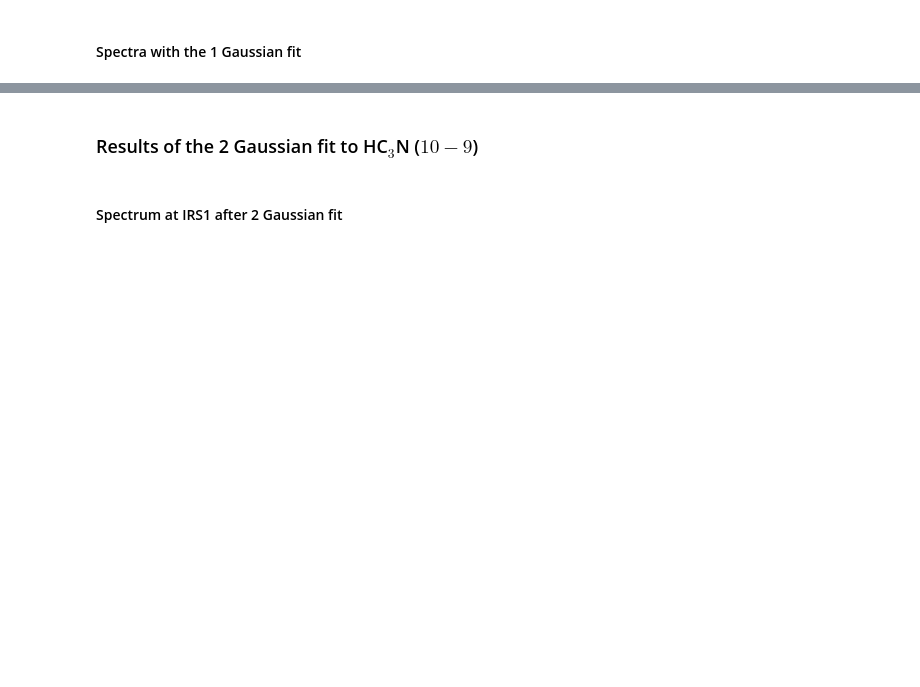
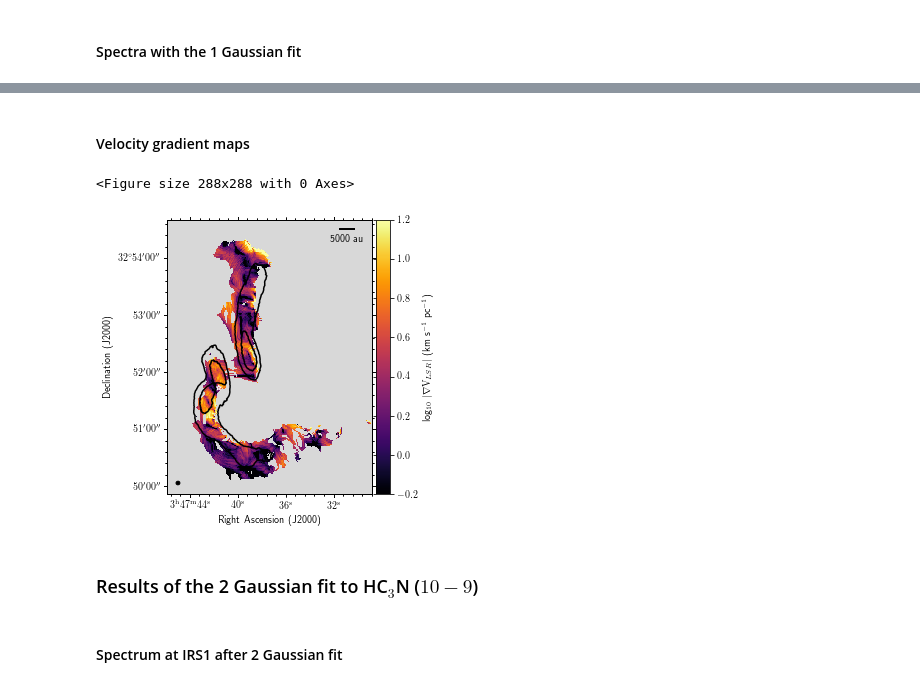
Before and after one commit to tere-valdivia/Barnard_5_infall, a Jupyter notebook: figures.ipynb, the cells around one changed output, grey strips where cells are left out. Drawn from its saved outputs; the diff is of its cells as text; code cells hidden in the pictures; blank space fills up the shorter version.

Commit message:
added LIC vis and plots

```diff
--- a/figures.ipynb
+++ b/figures.ipynb
@@ -630,6 +603,51 @@ for ax, position, label in zip(axlist, positions_hook, labels_hook):
 axlist[0].legend(fontsize=8)
 if savefigure:
     fig.savefig(figname, bbox_inches='tight', dpi=300)
+# %% [markdown]
+#### Velocity gradient maps
+# %%
+savefigure = True
+stretch = 'linear'
+cmap = 'inferno'
+vmin = -0.2
+vmax=1.2
+beams = 8
+
+fig = plt.figure(1, figsize=(4,4))
+figname = figdir + 'B5-NOEMA+30m-H3CN-10-9_cut_K_1G_fitparams_filtered_Nabla_Vlsr_intensity_{}beams.pdf'.format(beams)
+vectorfile = 'B5_NOEMA_30m/gradient_LIC_{}beams_8.fits'.format(beams)
+absfile = 'B5_NOEMA_30m/gradient_abs_{}beams.fits'.format(beams)
+vector_data = fits.getdata(vectorfile)
+vector_data /= np.nanmax(vector_data)
+intdata = np.log10(fits.getdata(absfile)*vector_data)
+header1 = fits.getheader(absfile)
+wcs = WCS(header1)
+bmaj, bmin = np.array([header1['BMAJ'], header1['BMIN']])/np.abs(header1['CDELT2'])
+bpa = header1['BPA']-90
+
+mapdata = np.where(~np.isnan(vector_data), intdata, np.nan)
+
+rapix, decpix = wcs.wcs_world2pix([ra_yso], [dec_yso], 0)
+
+fig = plt.figure(figsize=(4,6))
+
+gc = plot_aplpy_subfig(fits.PrimaryHDU(mapdata, header1), fig, (1,1,1), stretch, \
+                            vmin, vmax, cmap)
+gc.show_contour(nh3mom0file, colors='k',levels=nh3mom0levels, zorder=34)
+gc.show_markers(ra_yso, dec_yso, marker='*', alpha=1, layer='lay_yso',  facecolor='None', edgecolor='w')
+gc.recenter(56.9055921,32.8711272,width=0.06,height=0.08)
+gc.show_contour(maskC1file, colors='k')
+
+gc.show_contour(maskC2file, colors='k')
+
+gc.show_contour(maskC3file, colors='k')
+gc.colorbar.set_axis_label_text(r'log$_{10}$ $|\nabla\mathrm{V}_{LSR}|$ (km s$^{-1}$ pc$^{-1}$)')
+
+if savefigure:
+    fig.savefig(figname, dpi=300, bbox_inches='tight')
+# %% [output]
+<Figure size 288x288 with 0 Axes>
+[figure, added]
 # %% [markdown]
 ### Results of the 2 Gaussian fit to HC$_3$N ($10-9$)
 # %% [markdown]
```
Also changed, not shown: parts of 17 cells of this notebook, 47 other files.
